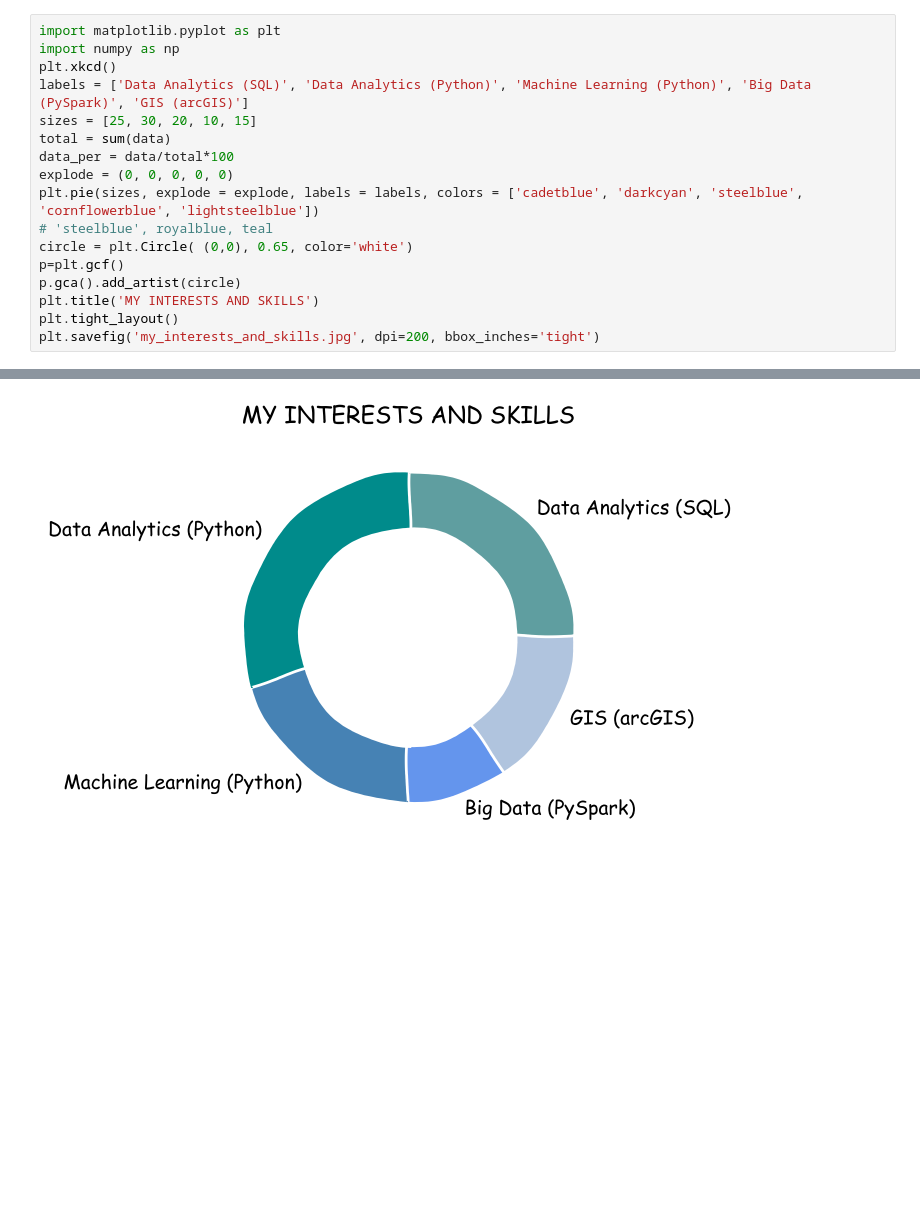
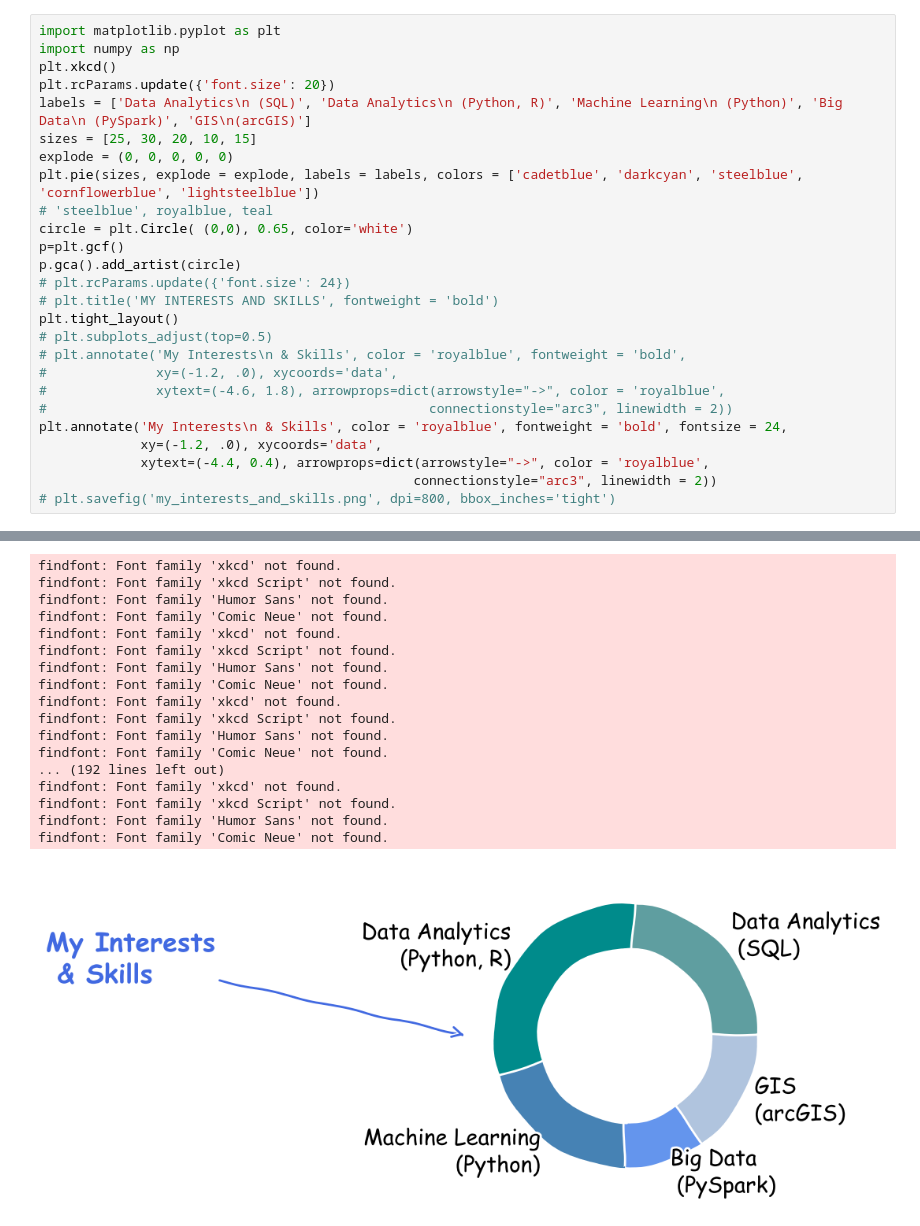
Before and after one commit to ribarragi/ribarragi.github.io, a Jupyter notebook: assets/Graph.ipynb, the cells around one changed output, grey strips where cells are left out. Cells and saved outputs as stored; diff of their text form; blank space fills up the shorter version.

Commit message:
new_graph

```diff
--- a/assets/Graph.ipynb
+++ b/assets/Graph.ipynb
@@ -2,19 +2,28 @@
 import matplotlib.pyplot as plt
 import numpy as np
 plt.xkcd()
-labels = ['Data Analytics (SQL)', 'Data Analytics (Python)', 'Machine Learning (Python)', 'Big Data (PySpark)', 'GIS (arcGIS)']
+plt.rcParams.update({'font.size': 20})
+labels = ['Data Analytics\n (SQL)', 'Data Analytics\n (Python, R)', 'Machine Learning\n (Python)', 'Big Data\n (PySpark)', 'GIS\n(arcGIS)']
 sizes = [25, 30, 20, 10, 15]
-total = sum(data)
-data_per = data/total*100
 explode = (0, 0, 0, 0, 0)
 plt.pie(sizes, explode = explode, labels = labels, colors = ['cadetblue', 'darkcyan', 'steelblue', 'cornflowerblue', 'lightsteelblue'])
 # 'steelblue', royalblue, teal
 circle = plt.Circle( (0,0), 0.65, color='white')
 p=plt.gcf()
 p.gca().add_artist(circle)
-plt.title('MY INTERESTS AND SKILLS')
+# plt.rcParams.update({'font.size': 24})
+# plt.title('MY INTERESTS AND SKILLS', fontweight = 'bold')
 plt.tight_layout()
-plt.savefig('my_interests_and_skills.jpg', dpi=200, bbox_inches='tight')
+# plt.subplots_adjust(top=0.5)
+# plt.annotate('My Interests\n & Skills', color = 'royalblue', fontweight = 'bold',
+#              xy=(-1.2, .0), xycoords='data',
+#              xytext=(-4.6, 1.8), arrowprops=dict(arrowstyle="->", color = 'royalblue',
+#                                                 connectionstyle="arc3", linewidth = 2))
+plt.annotate('My Interests\n & Skills', color = 'royalblue', fontweight = 'bold', fontsize = 24,
+             xy=(-1.2, .0), xycoords='data',
+             xytext=(-4.4, 0.4), arrowprops=dict(arrowstyle="->", color = 'royalblue',
+                                                connectionstyle="arc3", linewidth = 2))
+# plt.savefig('my_interests_and_skills.png', dpi=800, bbox_inches='tight')
 # %% [output]
 findfont: Font family 'xkcd' not found.
 findfont: Font family 'xkcd Script' not found.
@@ -36 +46,18 @@ findfont: Font family 'Comic Neue' not found.
+findfont: Font family 'xkcd' not found.
+findfont: Font family 'xkcd Script' not found.
+findfont: Font family 'Humor Sans' not found.
+findfont: Font family 'Comic Neue' not found.
+findfont: Font family 'xkcd' not found.
+findfont: Font family 'xkcd Script' not found.
+findfont: Font family 'Humor Sans' not found.
+findfont: Font family 'Comic Neue' not found.
+findfont: Font family 'xkcd' not found.
+findfont: Font family 'xkcd Script' not found.
+findfont: Font family 'Humor Sans' not found.
+findfont: Font family 'Comic Neue' not found.
+... (192 lines left out)
+findfont: Font family 'xkcd' not found.
+findfont: Font family 'xkcd Script' not found.
+findfont: Font family 'Humor Sans' not found.
+findfont: Font family 'Comic Neue' not found.
-[figure, old version]
+[figure, new version]
```
Also changed, not shown: parts of 1 cell of this notebook, 1 other file.
